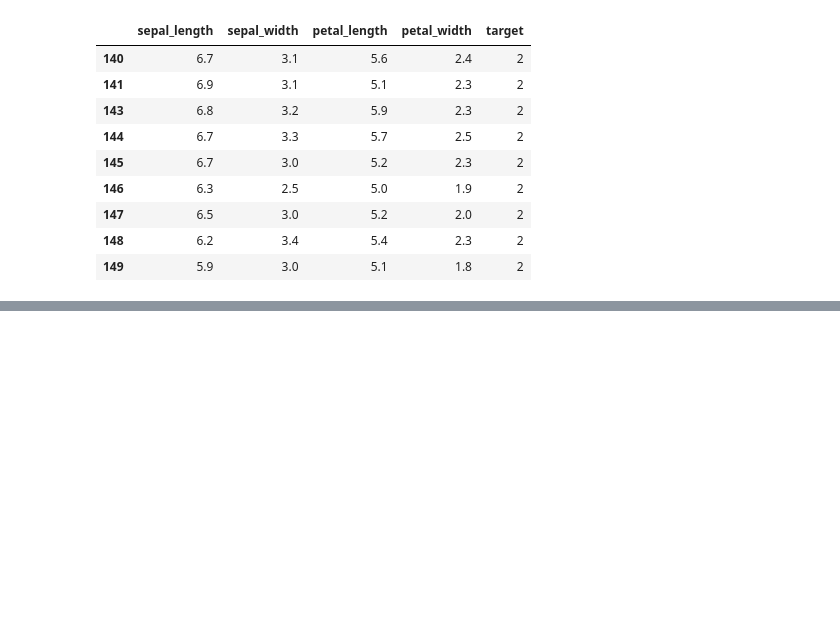
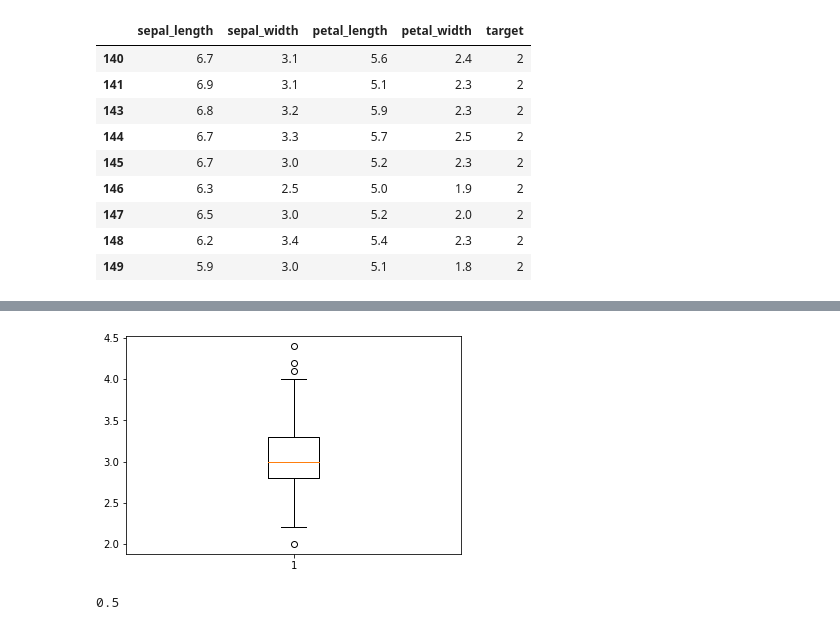
Before and after one commit to bigdataleeky/python, a Jupyter notebook: 20220517/20220517_머신러닝 리뷰1.ipynb, the cells around one changed output, grey strips where cells are left out. Drawn from its saved outputs; the diff is of its cells as text; code cells hidden in the pictures; blank space fills up the shorter version.

```diff
--- a/20220517/20220517_머신러닝 리뷰1.ipynb
+++ b/20220517/20220517_머신러닝 리뷰1.ipynb
@@ -320,0 +326,11 @@ df.iloc[140:150,:]
+# %%
+plt.boxplot( df.sepal_width)
+plt.show()
+# %% [output]
+[figure, added]
+# %%
+des = df.sepal_width.describe()
+print(des['75%'] - des['25%'])
+IRQ = des['75%'] - des['25%']
+# %% [output]
+0.5
```
Also changed, not shown: parts of 16 cells of this notebook.
